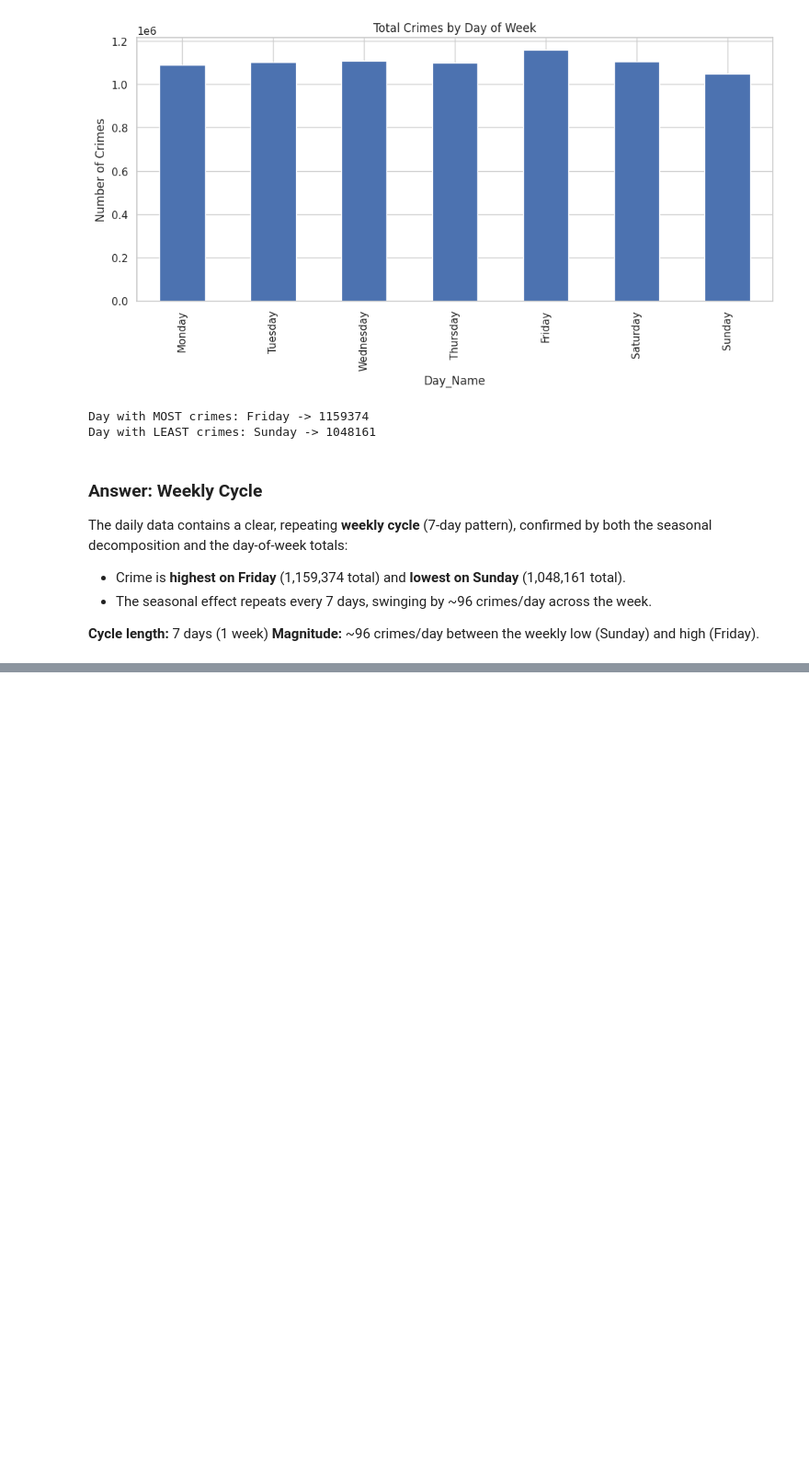
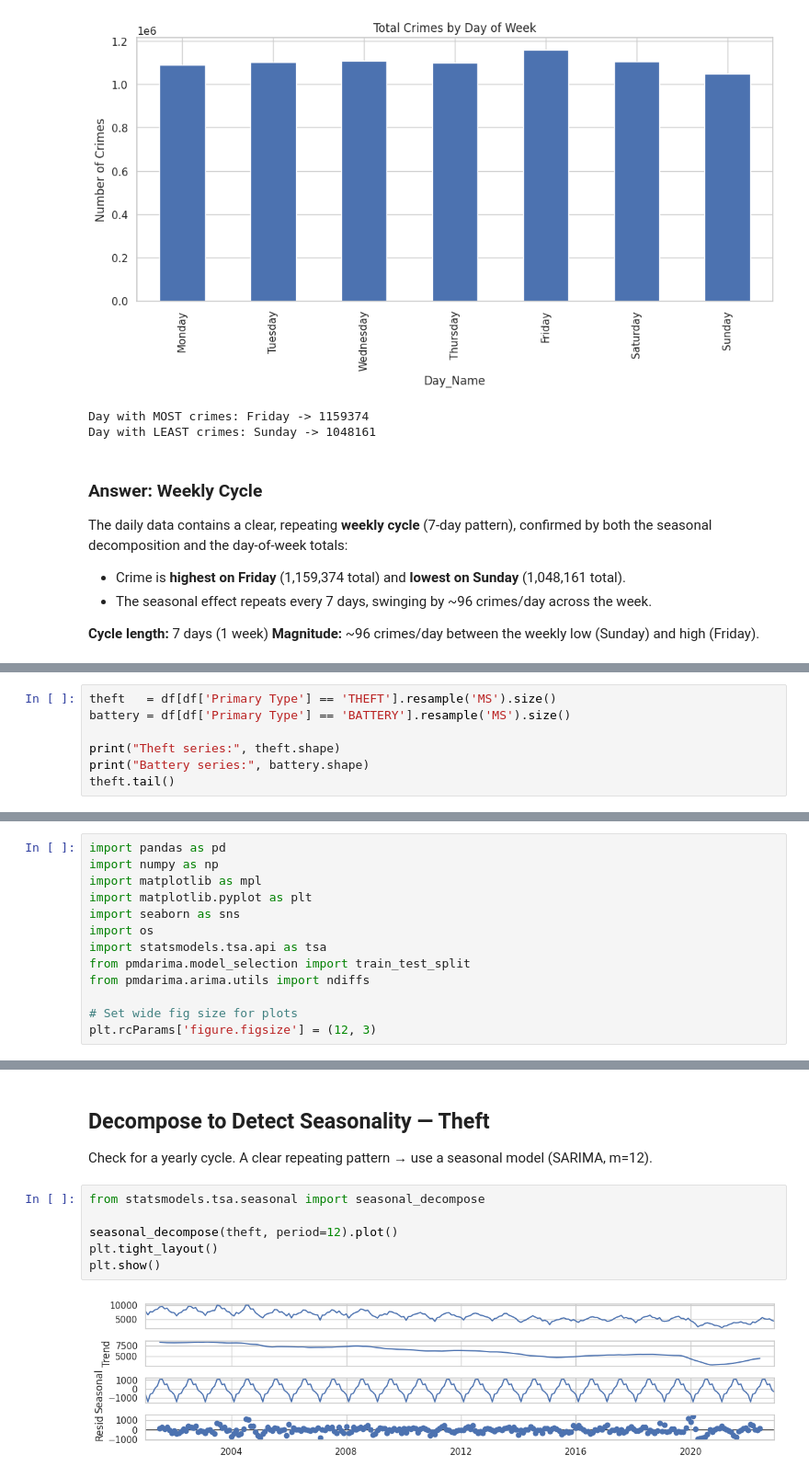
Before and after one commit to Hala-sala7/chicago-crime-analysis, a Jupyter notebook: Project3.ipynb, the cells around one changed output, grey strips where cells are left out. Shown at 92% size. Saved outputs shown, nothing was run; the diff lists cells and outputs as text; blank space fills up the shorter version.

```diff
--- a/Project3.ipynb
+++ b/Project3.ipynb
@@ -583,0 +607,7 @@ confirmed by both the seasonal decomposition and the day-of-week totals:
+# %%
+theft   = df[df['Primary Type'] == 'THEFT'].resample('MS').size()
+battery = df[df['Primary Type'] == 'BATTERY'].resample('MS').size()
+
+print("Theft series:", theft.shape)
+print("Battery series:", battery.shape)
+theft.tail()
@@ -583,0 +644,13 @@ confirmed by both the seasonal decomposition and the day-of-week totals:
+# %%
+import pandas as pd
+import numpy as np
+import matplotlib as mpl
+import matplotlib.pyplot as plt
+import seaborn as sns
+import os
+import statsmodels.tsa.api as tsa
+from pmdarima.model_selection import train_test_split
+from pmdarima.arima.utils import ndiffs
+
+# Set wide fig size for plots
+plt.rcParams['figure.figsize'] = (12, 3)
@@ -583,0 +813,11 @@ confirmed by both the seasonal decomposition and the day-of-week totals:
+# %% [markdown]
+## Decompose to Detect Seasonality — Theft
+Check for a yearly cycle. A clear repeating pattern → use a seasonal model (SARIMA, m=12).
+# %%
+from statsmodels.tsa.seasonal import seasonal_decompose
+
+seasonal_decompose(theft, period=12).plot()
+plt.tight_layout()
+plt.show()
+# %% [output]
+[figure, added]
```
Also changed, not shown: parts of 83 cells of this notebook.
